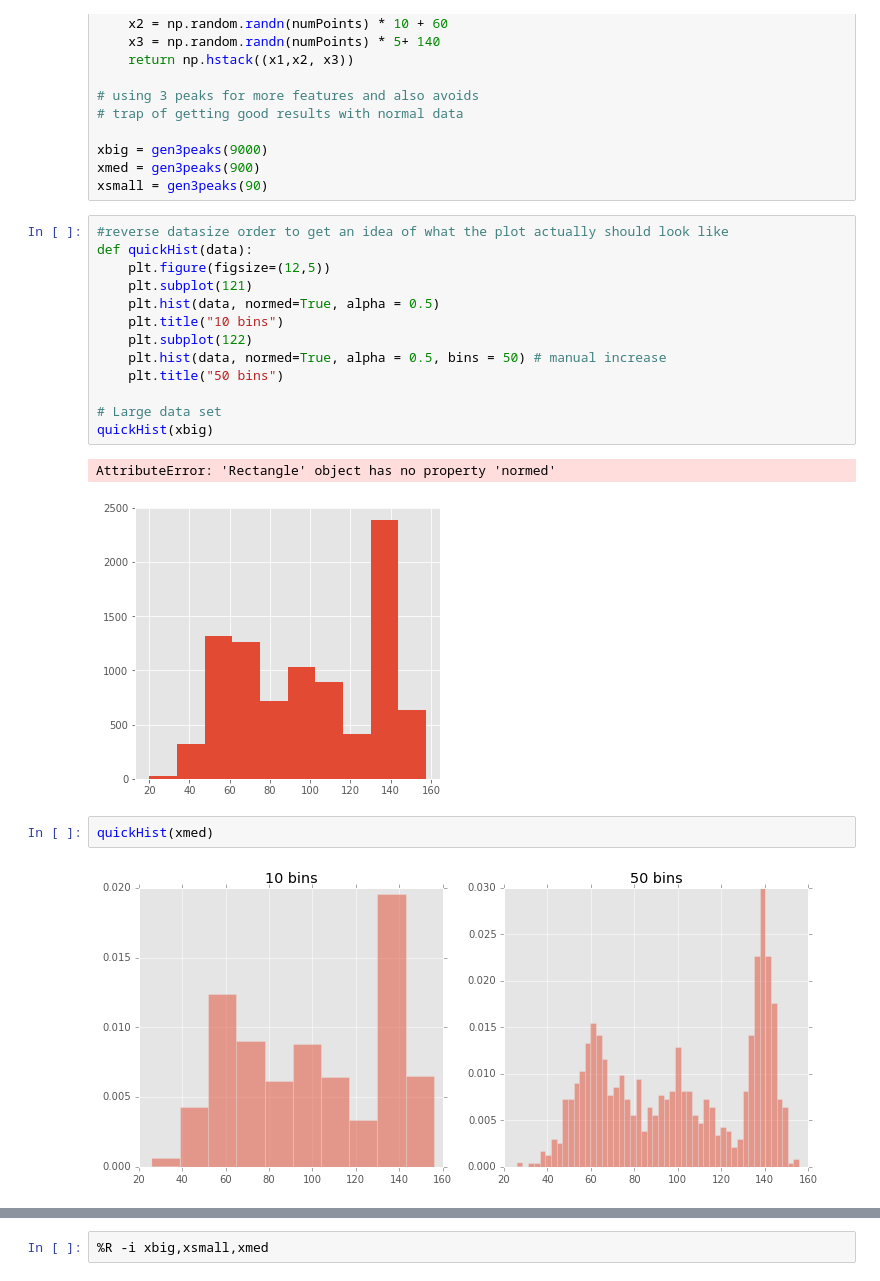
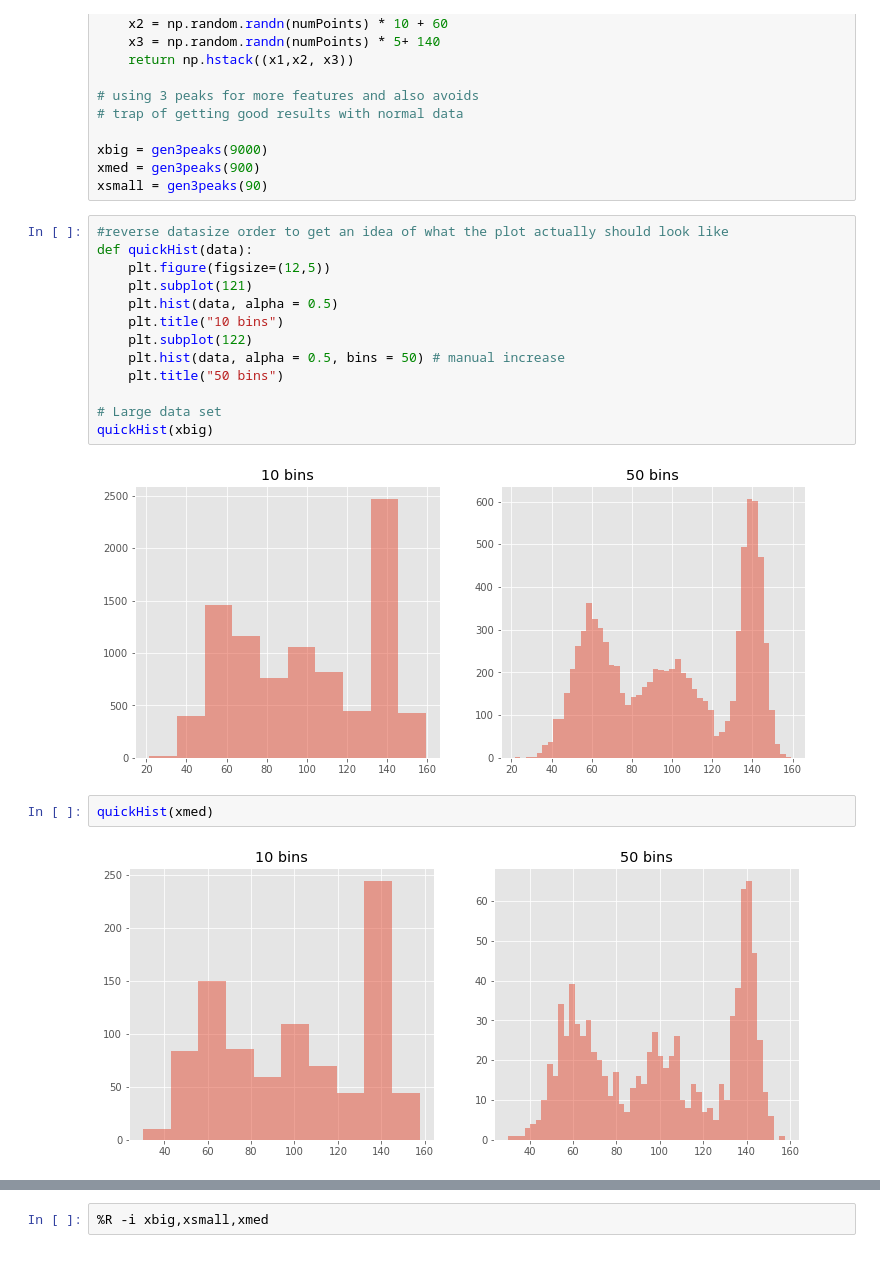
Before and after one commit to nayyarv/nayyarv.github.io, a Jupyter notebook: content/Maths/Automating Binwidth Choice for Histogram.ipynb, the cells around one changed output, grey strips where cells are left out. Saved outputs shown, nothing was run; the diff lists cells and outputs as text.

```diff
--- a/content/Maths/Automating Binwidth Choice for Histogram.ipynb
+++ b/content/Maths/Automating Binwidth Choice for Histogram.ipynb
@@ -43,23 +43,22 @@ xsmall = gen3peaks(90)
 # %%
 #reverse datasize order to get an idea of what the plot actually should look like
 def quickHist(data):
     plt.figure(figsize=(12,5))
     plt.subplot(121)
-    plt.hist(data, normed=True, alpha = 0.5)
+    plt.hist(data, alpha = 0.5)
     plt.title("10 bins")
     plt.subplot(122)
-    plt.hist(data, normed=True, alpha = 0.5, bins = 50) # manual increase
+    plt.hist(data, alpha = 0.5, bins = 50) # manual increase
     plt.title("50 bins")
 
 # Large data set
 quickHist(xbig)
 # %% [output]
-AttributeError: 'Rectangle' object has no property 'normed'
-[figure, old version]
+[figure, new version]
 # %%
 quickHist(xmed)
 # %% [output]
-[figure, old version]
+[figure, new version]
 # %%
 quickHist(xsmall)
 # %% [output]
```
Also changed, not shown: parts of 6 cells of this notebook, 9 other files.
